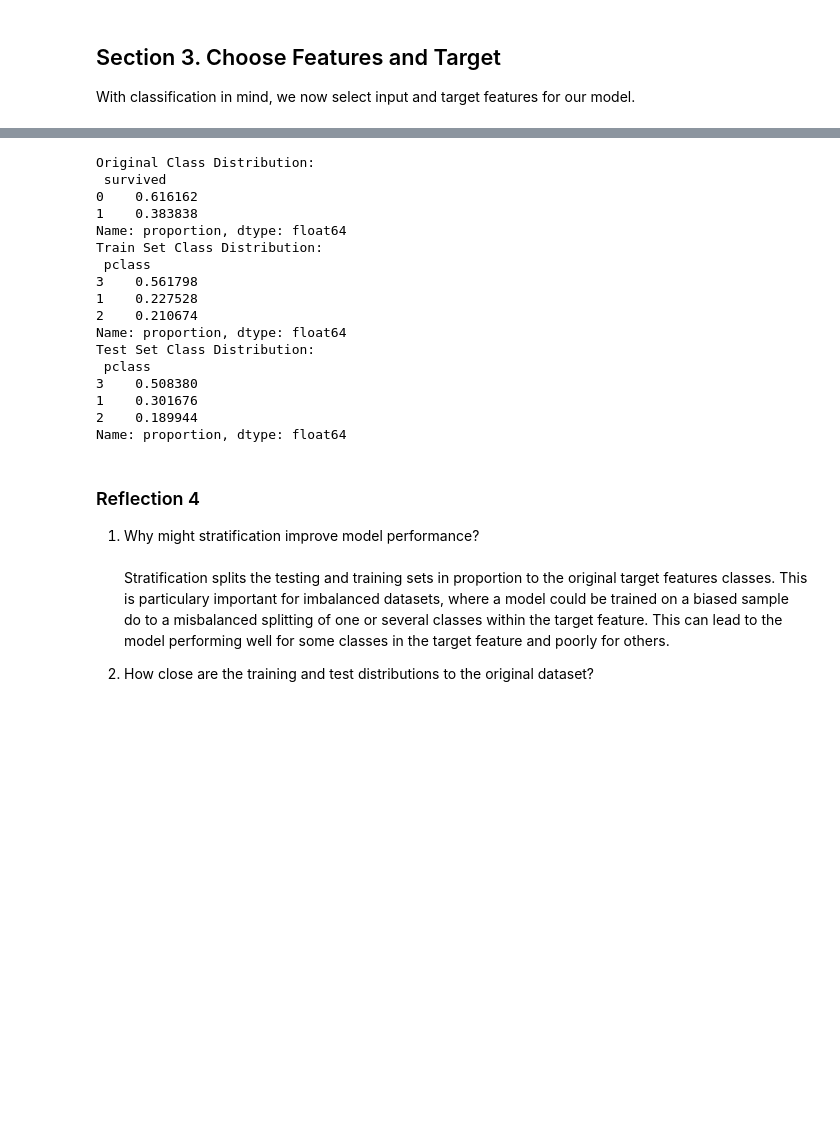
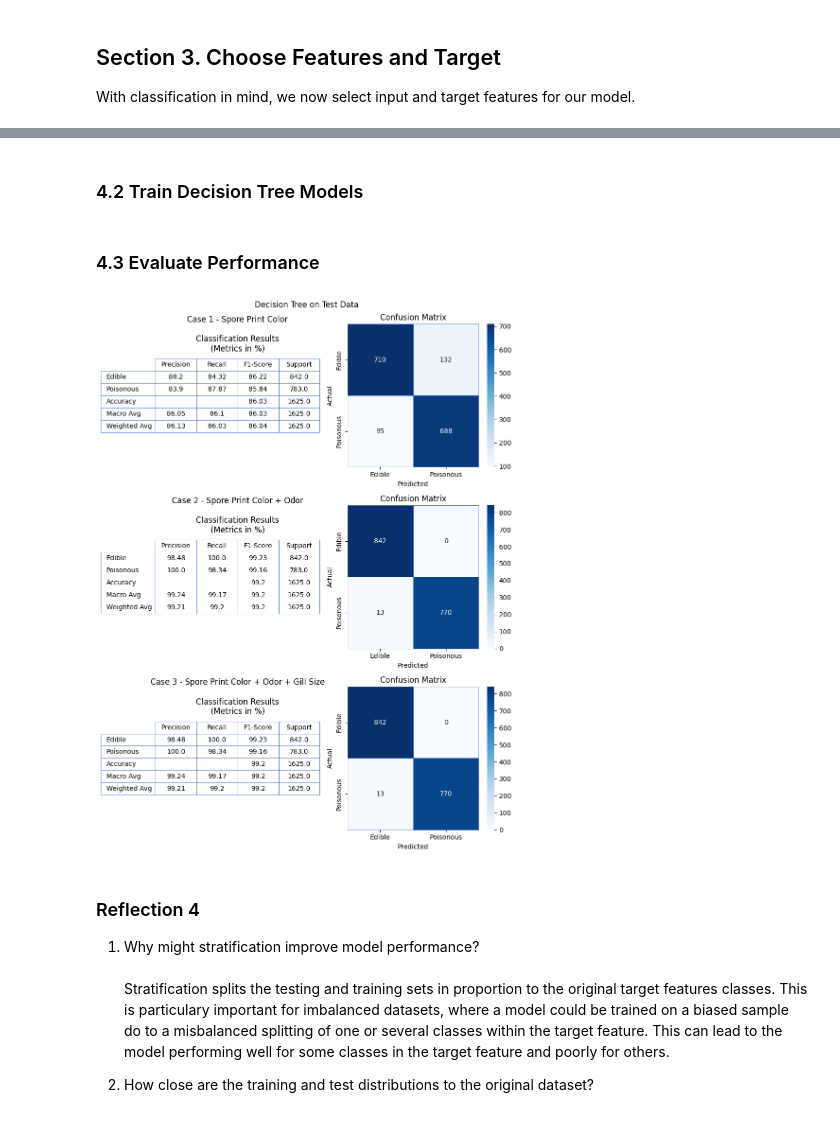
Before and after one commit to JfromNWMS/applied-ml-jordan, a Jupyter notebook: notebooks/Midterm/ml_midterm_joran.ipynb, the cells around one changed output, grey strips where cells are left out. Saved outputs shown, nothing was run; the diff lists cells and outputs as text; code cells hidden in the pictures; blank space fills up the shorter version.

```diff
--- a/notebooks/Midterm/ml_midterm_joran.ipynb
+++ b/notebooks/Midterm/ml_midterm_joran.ipynb
@@ -177,3 +180,9 @@ y: pd.Series = titanic_df[target]
+# %%
+X1 = X.filter(regex="^spore-print-color_")
+
+X2 = X.filter(regex="^spore-print-color_|odor_")
+
+X3 = X
 # %% [markdown]
 Reflection 3:
 
@@ -211,25 +212,52 @@ Test size:  179
-# %%
-print("Original Class Distribution:\n", y.value_counts(normalize=True))
-print("Train Set Class Distribution:\n", X_train_stratified["pclass"].value_counts(normalize=True))
-print("Test Set Class Distribution:\n", X_test_stratified["pclass"].value_counts(normalize=True))
-# %% [output]
-Original Class Distribution:
- survived
-0    0.616162
-1    0.383838
-Name: proportion, dtype: float64
-Train Set Class Distribution:
- pclass
-3    0.561798
-1    0.227528
-2    0.210674
-Name: proportion, dtype: float64
-Test Set Class Distribution:
- pclass
-3    0.508380
-1    0.301676
-2    0.189944
-Name: proportion, dtype: float64
+# %% [markdown]
+### 4.2 Train Decision Tree Models
+# %%
+# CASE 1: Decision Tree using 'alone'
+tree_model1 = DecisionTreeClassifier()
+tree_model1.fit(X1_train, y_train)
+
+# CASE 2: Decision Tree using 'age'
+tree_model2 = DecisionTreeClassifier()
+tree_model2.fit(X2_train, y_train)
+
+# CASE 3: Decision Tree using 'age' and 'family_size'
+tree_model3 = DecisionTreeClassifier()
+tree_model3.fit(X3_train, y_train);
+# %% [markdown]
+### 4.3 Evaluate Performance
+# %%
+y1_pred = tree_model1.predict(X1_test)
+y2_pred = tree_model2.predict(X2_test)
+y3_pred = tree_model3.predict(X3_test)
+
+tree_dict: dict = {
+    "Spore Print Color": y1_pred,
+    "Spore Print Color + Odor": y2_pred,
+    "Spore Print Color + Odor + Gill Size": y3_pred
+}
+
+fig, axes = plt.subplots(nrows= 3, ncols= 2, figsize=(9, 12))
+
+for idx, (case, y_pred) in enumerate(tree_dict.items()):
+
+    classification_table(y_test, y_pred, axes[idx,0], target_names=["Edible", "Poisonous"])
+    axes[idx,0].set_title(f"Case {idx+1} - {case}\n\nClassification Results\n(Metrics in %)", y=0.78)
+
+    cm_nn3 = confusion_matrix(y_test, y_pred)
+    sns.heatmap(cm_nn3, annot=True, cmap="Blues", ax=axes[idx,1],
+                linewidths=.5, linecolor="royalblue", fmt="d")
+    axes[idx,1].patch.set_edgecolor("royalblue")
+    axes[idx,1].patch.set_linewidth(0.5)
+    axes[idx,1].set(xlabel="Predicted", ylabel="Actual", title="Confusion Matrix")
+    axes[idx,1].set_xticklabels(["Edible", "Poisonous"])
+    axes[idx,1].set_yticklabels(["Edible", "Poisonous"])
+
+fig.suptitle("Decision Tree on Test Data")
+plt.tight_layout()
+plt.show()
+fig.savefig("nn_classification_age_familysize.png", bbox_inches="tight")
+# %% [output]
+[figure, added]
 # %% [markdown]
 ### Reflection 4
 
```
Also changed, not shown: parts of 16 cells of this notebook, 2 other files.
